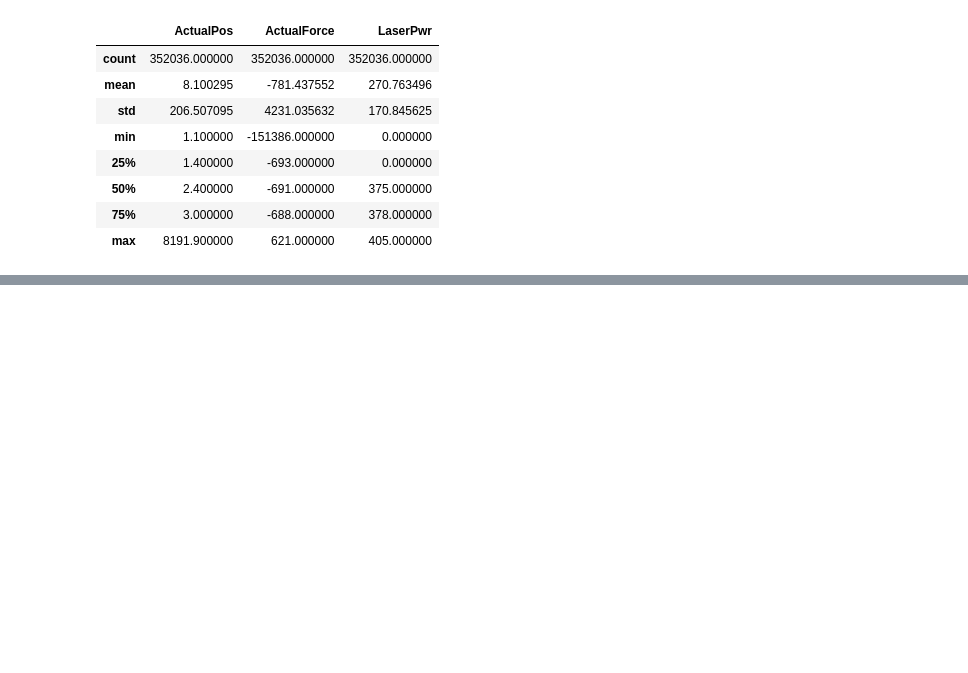
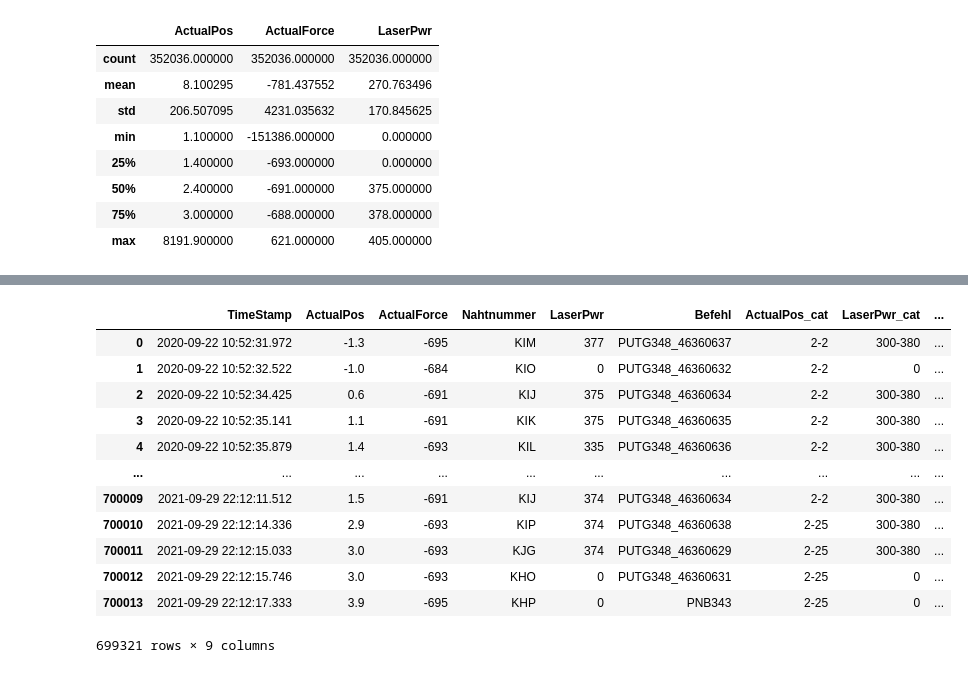
Before and after one commit to Gelva/Data-Mining, a Jupyter notebook: spark.ipynb, the cells around one changed output, grey strips where cells are left out. Drawn from its saved outputs; the diff is of its cells as text; code cells hidden in the pictures; blank space fills up the shorter version.

```diff
--- a/spark.ipynb
+++ b/spark.ipynb
@@ -247,0 +246,9 @@ pdf[pdf.ActualPos > 1].describe()
+# %%
+import numpy as np
+from sklearn.preprocessing import OneHotEncoder
+
+Train_size = int(0.7 * len(pdf_clean))
+
+X_Train, X_Test = pdf_clean.iloc[0:Train_size +1, :], pdf_clean.iloc[Train_size:-1, :]
+
+#X_Train, X_Test = pdf.iloc[0:Train_size +1, :], pdf.iloc[Train_size:-1, :]
@@ -247,0 +312,2 @@ pdf[pdf.ActualPos > 1].describe()
+# %%
+X_Train["ActualPos_cat"] = pd.cut(X_Train["ActualPos"], bins=[-np.inf,-75, -50, -40, -20,-2, 2, 20, np.inf], labels=['-out','75-50', '50-40', '40-20', '20-2', '2-2','2-25', '+out'])
@@ -247,0 +318,16 @@ pdf[pdf.ActualPos > 1].describe()
+# %%
+X_Train
+# %% [output]
+|  | TimeStamp | ActualPos | ActualForce | Nahtnummer | LaserPwr | Befehl | ActualPos_cat | LaserPwr_cat | ... |
+| 0 | 2020-09-22 10:52:31.972 | -1.3 | -695 | KIM | 377 | PUTG348_46360637 | 2-2 | 300-380 | ... |
+| 1 | 2020-09-22 10:52:32.522 | -1.0 | -684 | KIO | 0 | PUTG348_46360632 | 2-2 | 0 | ... |
+| 2 | 2020-09-22 10:52:34.425 | 0.6 | -691 | KIJ | 375 | PUTG348_46360634 | 2-2 | 300-380 | ... |
+| 3 | 2020-09-22 10:52:35.141 | 1.1 | -691 | KIK | 375 | PUTG348_46360635 | 2-2 | 300-380 | ... |
+| 4 | 2020-09-22 10:52:35.879 | 1.4 | -693 | KIL | 335 | PUTG348_46360636 | 2-2 | 300-380 | ... |
+| ... | ... | ... | ... | ... | ... | ... | ... | ... | ... |
+| 700009 | 2021-09-29 22:12:11.512 | 1.5 | -691 | KIJ | 374 | PUTG348_46360634 | 2-2 | 300-380 | ... |
+| 700010 | 2021-09-29 22:12:14.336 | 2.9 | -693 | KIP | 374 | PUTG348_46360638 | 2-25 | 300-380 | ... |
+| 700011 | 2021-09-29 22:12:15.033 | 3.0 | -693 | KJG | 374 | PUTG348_46360629 | 2-25 | 300-380 | ... |
+| 700012 | 2021-09-29 22:12:15.746 | 3.0 | -693 | KHO | 0 | PUTG348_46360631 | 2-25 | 0 | ... |
+| 700013 | 2021-09-29 22:12:17.333 | 3.9 | -695 | KHP | 0 | PNB343 | 2-25 | 0 | ... |
+699321 rows × 9 columns
```
Also changed, not shown: parts of 21 cells of this notebook.
